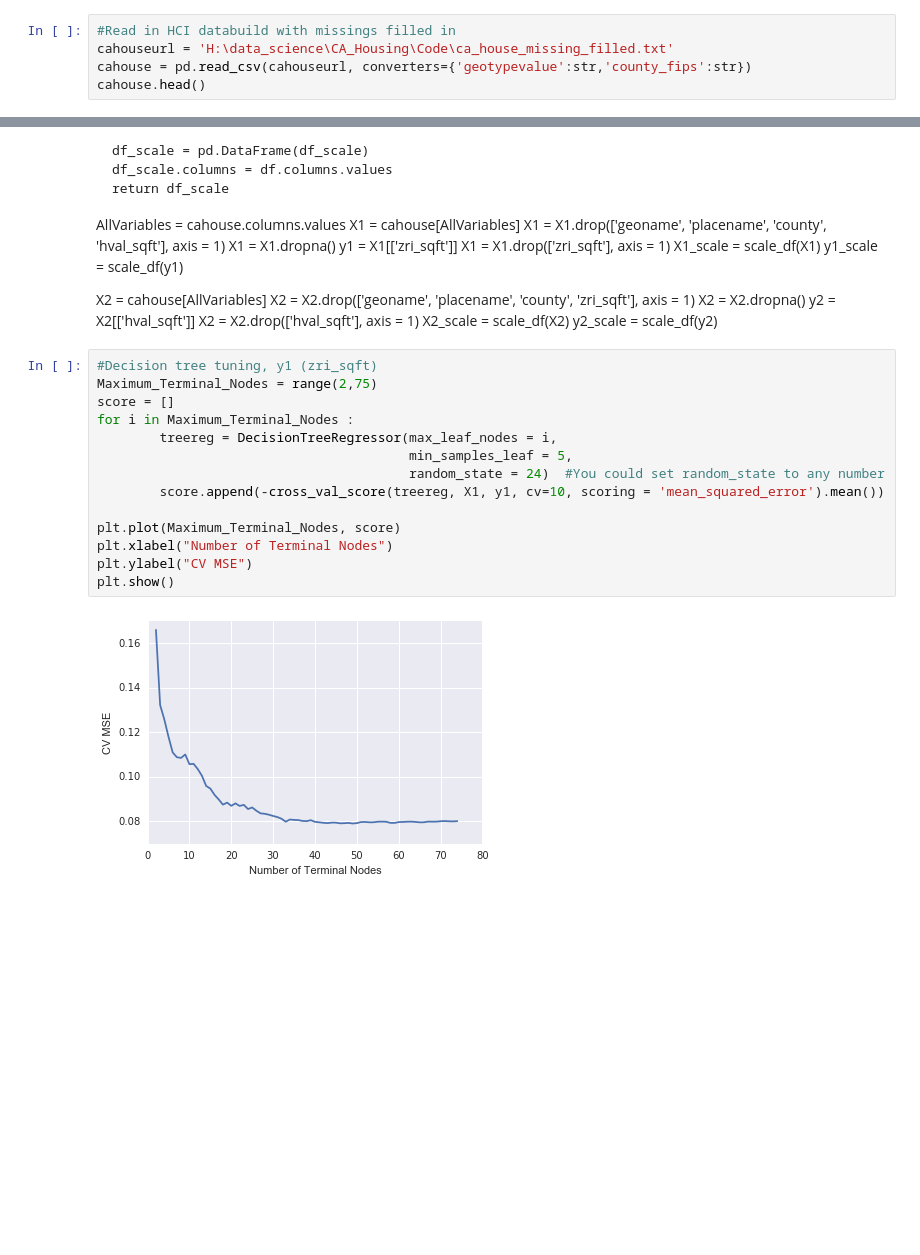
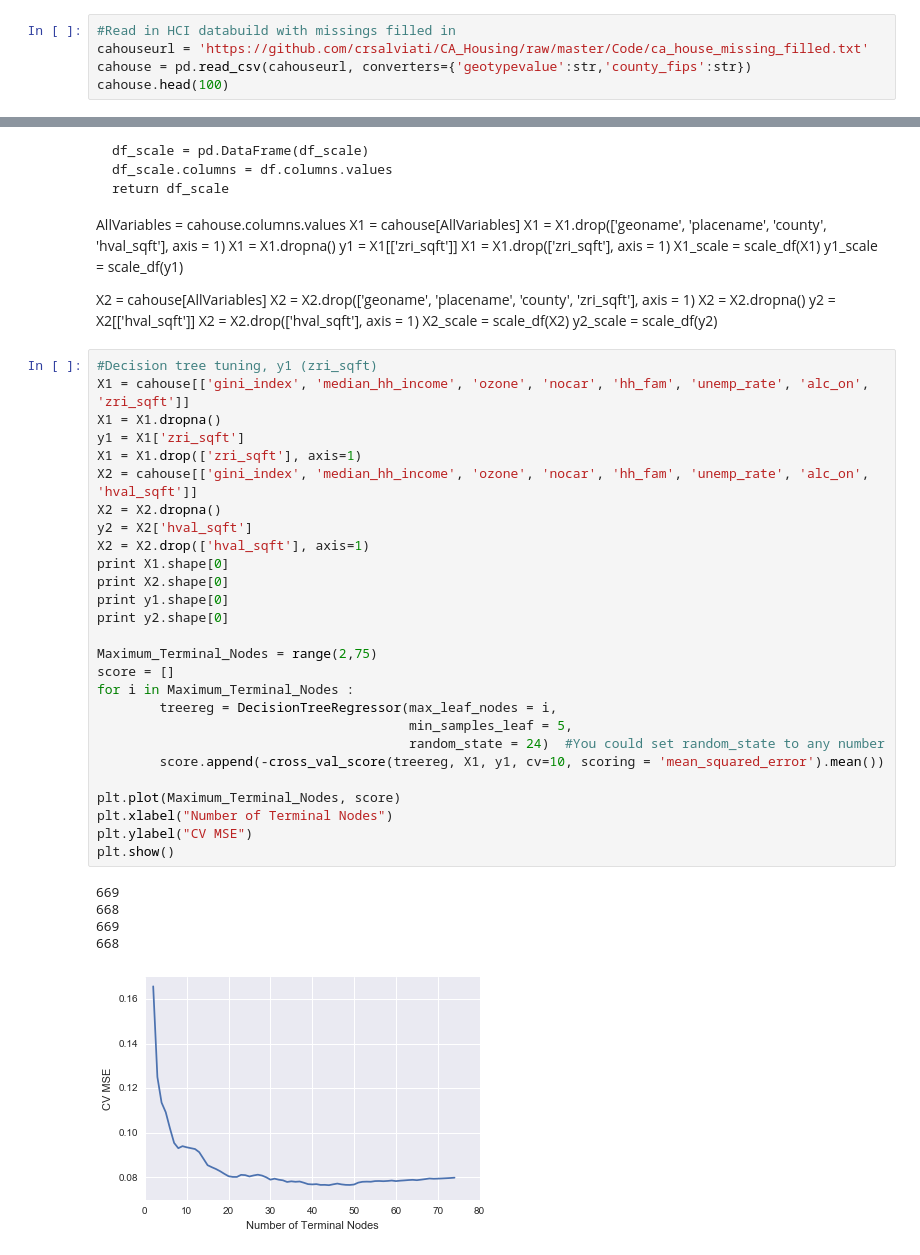
Before and after one commit to crsalviati/CA_Housing, a Jupyter notebook: Run_Models.ipynb, the cells around one changed output, grey strips where cells are left out. Saved outputs shown, nothing was run; the diff lists cells and outputs as text; blank space fills up the shorter version.

```diff
--- a/Run_Models.ipynb
+++ b/Run_Models.ipynb
@@ -14,9 +14,9 @@ from sklearn.tree import DecisionTreeRegressor   #Decision Tree Regressor
 import seaborn as sns
 # %%
 #Read in HCI databuild with missings filled in
-cahouseurl = 'H:\data_science\CA_Housing\Code\ca_house_missing_filled.txt'
+cahouseurl = 'https://github.com/crsalviati/CA_Housing/raw/master/Code/ca_house_missing_filled.txt'
 cahouse = pd.read_csv(cahouseurl, converters={'geotypevalue':str,'county_fips':str})
-cahouse.head()
+cahouse.head(100)
 # %% [output]
 |  | Unnamed: 0 | p_parkacc | pop2010 | gini_index | median_hh_income | ave_fam_size | job_house_tot | job_match | ... |
 | 0 | 0 | 0.403765 | 7596.0 | 0.378 | 90888.0 | 3.44 | 0.529794 | 0.359886 | ... |
@@ -232,20 +259,37 @@ X2_scale = scale_df(X2)
 y2_scale = scale_df(y2)
 # %%
 #Decision tree tuning, y1 (zri_sqft)
+X1 = cahouse[['gini_index', 'median_hh_income', 'ozone', 'nocar', 'hh_fam', 'unemp_rate', 'alc_on', 'zri_sqft']]
+X1 = X1.dropna()
+y1 = X1['zri_sqft']
+X1 = X1.drop(['zri_sqft'], axis=1)
+X2 = cahouse[['gini_index', 'median_hh_income', 'ozone', 'nocar', 'hh_fam', 'unemp_rate', 'alc_on', 'hval_sqft']]
+X2 = X2.dropna()
+y2 = X2['hval_sqft']
+X2 = X2.drop(['hval_sqft'], axis=1)
+print X1.shape[0]
+print X2.shape[0]
+print y1.shape[0]
+print y2.shape[0]
+
 Maximum_Terminal_Nodes = range(2,75)
 score = []
 for i in Maximum_Terminal_Nodes :
         treereg = DecisionTreeRegressor(max_leaf_nodes = i,
                                         min_samples_leaf = 5,
                                         random_state = 24)  #You could set random_state to any number
         score.append(-cross_val_score(treereg, X1, y1, cv=10, scoring = 'mean_squared_error').mean())
 
 plt.plot(Maximum_Terminal_Nodes, score)
 plt.xlabel("Number of Terminal Nodes")
 plt.ylabel("CV MSE")
 plt.show()
 # %% [output]
+669
+668
+669
+668
-[figure, old version]
+[figure, new version]
 # %%
 #Decision Tree, y1 (zri_sqft)
 CV_MSE_Min = np.argmin(score)
```
Also changed, not shown: parts of 15 cells of this notebook, 11 other files.
